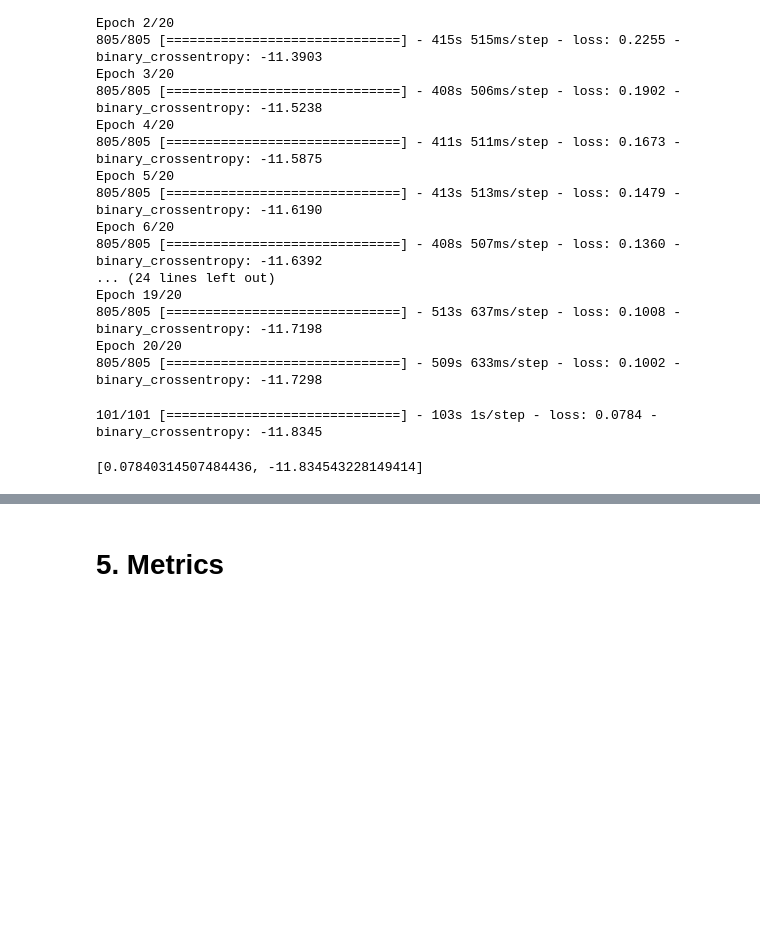
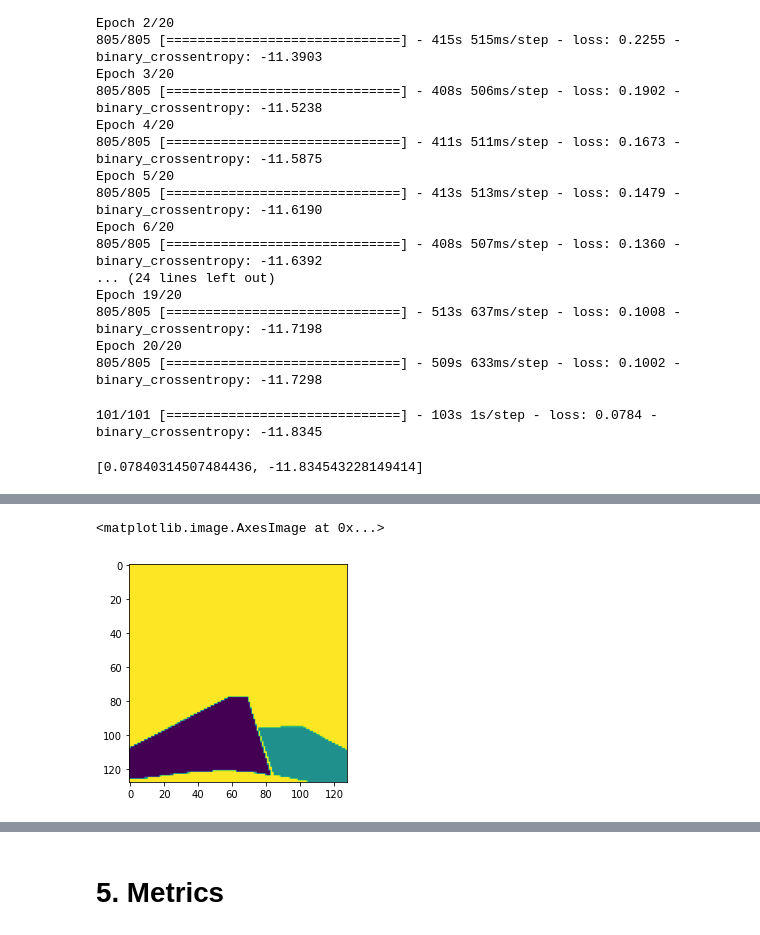
Before and after one commit to fidelianawar/W207-ML-Final, a Jupyter notebook: Fidelia_W207_Final_Project.ipynb, the cells around one changed output, grey strips where cells are left out. Saved outputs shown, nothing was run; the diff lists cells and outputs as text; code cells hidden in the pictures; blank space fills up the shorter version.

```diff
--- a/Fidelia_W207_Final_Project.ipynb
+++ b/Fidelia_W207_Final_Project.ipynb
@@ -689,0 +800,24 @@ WARNING:tensorflow:Learning rate reduction is conditioned on metric `val_loss` w
+# %%
+# get grayscale version of predicted images
+filepath = '../Data/bdd100k/bdd100k 2/images/100k/predicted_val/'
+grayscale_pred = transform_grayscale(prediction, filepath)
+# %%
+# define function to read image by greyscale
+def read_grayscale(array, filepath, filename):
+    j = 0
+    grayscale = np.empty(shape = (len(array), 720, 1280), dtype = 'float32')
+    for index, value in val_data_split['name'].items():
+        fn = filepath + filename[index][:-4] +'.png'
+        im_gray = cv2.imread(fn, cv2.IMREAD_GRAYSCALE)
+        grayscale[j] = im_gray
+        j += 1
+
+
+    grayscale_resize = np.empty(shape = (len(array), 128, 128), dtype = 'float32')
+
+    for i in range(len(array)):
+        image = cv2.resize(grayscale[i], (128,128))
+
+        grayscale_resize[i] = image
+
+    return grayscale_resize
@@ -689,0 +830,10 @@ WARNING:tensorflow:Learning rate reduction is conditioned on metric `val_loss` w
+# %%
+filepath = "../Data/bdd100k/bdd100k 3/labels/drivable/masks/val_clean/"
+# @ Fidelia, use the val split [name] here for filename on your end
+grayscale_mask = read_grayscale(val_data_split['name'], filepath, filename = val_data_split['name'])
+# %%
+# check grayscale mask
+plt.imshow(grayscale_mask[0])
+# %% [output]
+<matplotlib.image.AxesImage at 0x...>
+[figure, added]
```
Also changed, not shown: parts of 30 cells of this notebook.
